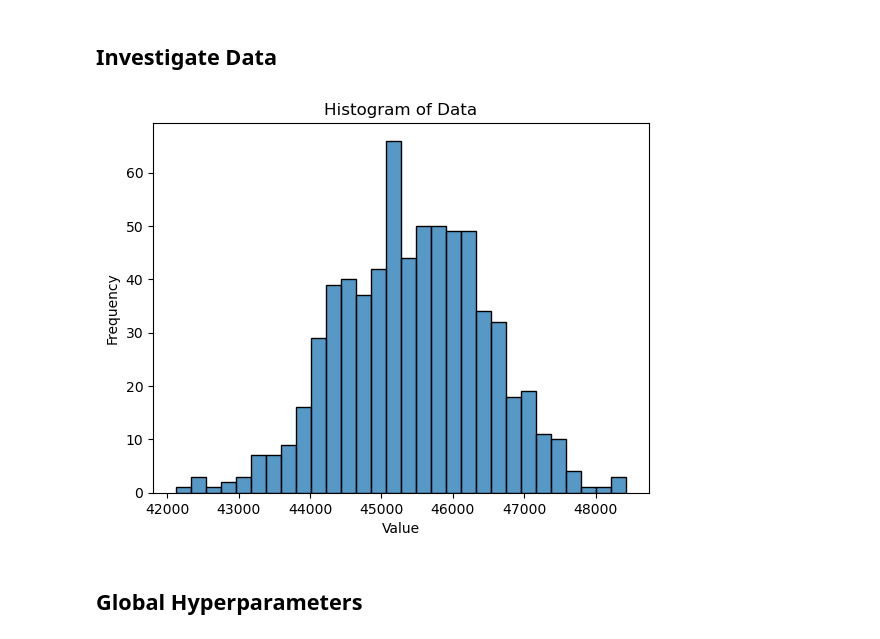
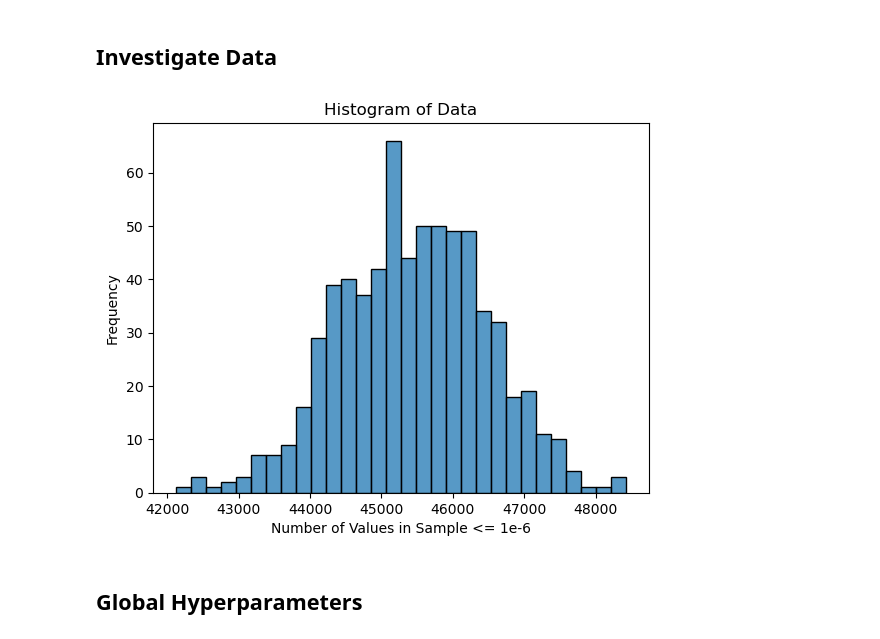
Before and after one commit to LaKrAmA95/LSR-Tensor-Ridge-Regression, a Jupyter notebook: Vector Regression Baseline/Jupyter Notebooks/HCP_Vector_Pipeline.ipynb, the cells around one changed output. Drawn from its saved outputs; the diff is of its cells as text; code cells hidden in the pictures.

Commit message:
Ran notebook to produce plots

```diff
--- a/Vector Regression Baseline/Jupyter Notebooks/HCP_Vector_Pipeline.ipynb
+++ b/Vector Regression Baseline/Jupyter Notebooks/HCP_Vector_Pipeline.ipynb
@@ -95,15 +95,15 @@ sparse_counts = np.sum((X_train <= 1e-6), axis = 1)
 # %%
 sns.histplot(sparse_counts, bins=30)
 
 # Add titles and labels
 plt.title('Histogram of Data')
-plt.xlabel('Value')
+plt.xlabel('Number of Values in Sample <= 1e-6')
 plt.ylabel('Frequency')
 
 # Show the plot
 plt.show()
 # %% [output]
-[figure, old version]
+[figure, new version]
 # %% [markdown]
 ## Global Hyperparameters
 # %%
```
Also changed, not shown: parts of 10 cells of this notebook.
